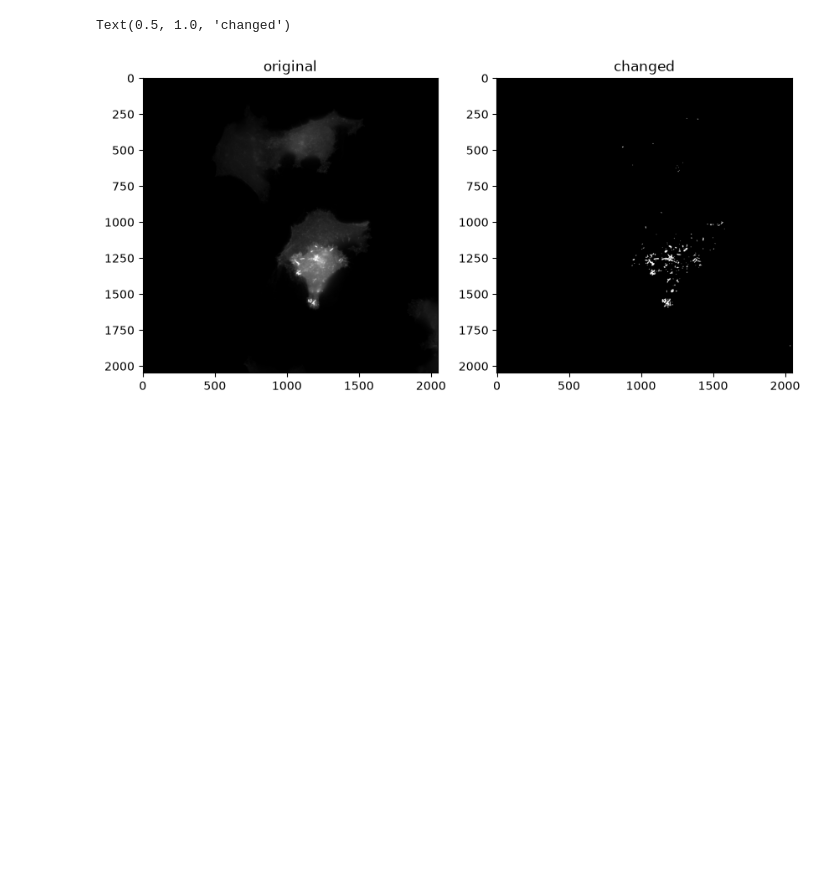
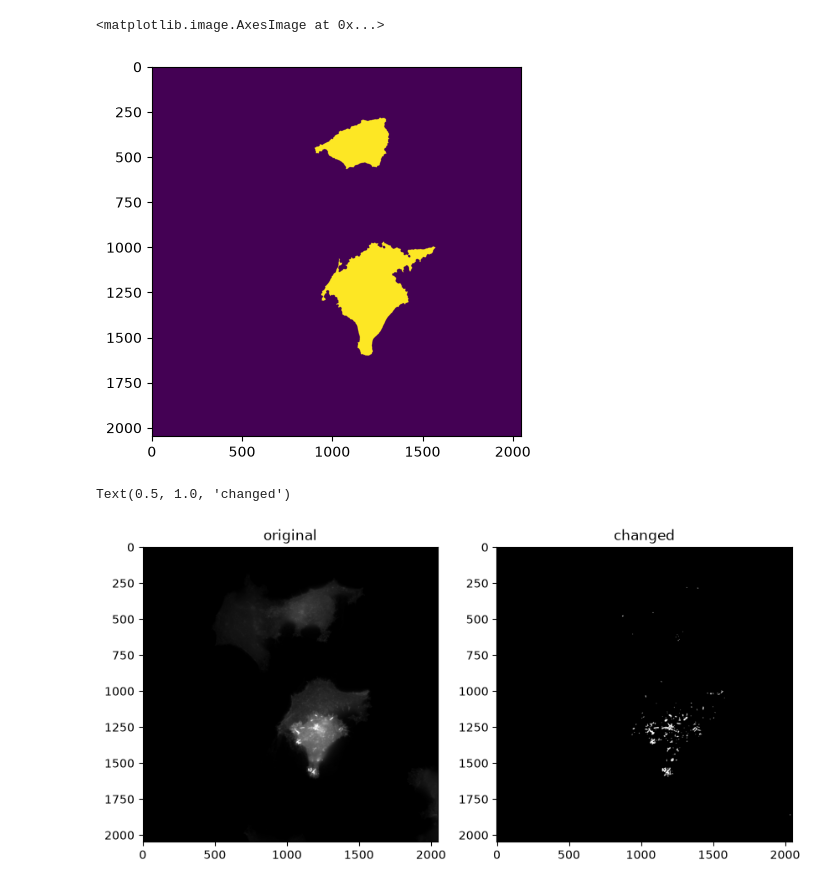
Before and after one commit to TylerMoore080506/actin-bundle-counter, a Jupyter notebook: Notebooks/CounterNB1.ipynb, the cells around one changed output. Saved outputs shown, nothing was run; the diff lists cells and outputs as text; code cells hidden in the pictures; blank space fills up the shorter version.

```diff
--- a/Notebooks/CounterNB1.ipynb
+++ b/Notebooks/CounterNB1.ipynb
@@ -76,7 +83,11 @@ def clean(image):
 
     return binary_image
 # %%
-get_cell_mask(io.imread("/Users/tylermoore/Main_Workspaces/Main/Cell_im_data/extracted/Test_im/Test_im2.png", as_gray=True))
+cellmasktest = get_cell_mask(io.imread("/Users/tylermoore/Main_Workspaces/Main/Cell_im_data/extracted/Test_im/Test_im2.png", as_gray=True))
+plt.imshow(cellmasktest)
+# %% [output]
+<matplotlib.image.AxesImage at 0x...>
+[figure, added]
 # %%
 cleaned_im2 = clean(io.imread("/Users/tylermoore/Main_Workspaces/Main/Cell_im_data/extracted/Test_im/Test_im2.png",as_gray=True))
 # %%
```
Also changed, not shown: parts of 2 cells of this notebook.
